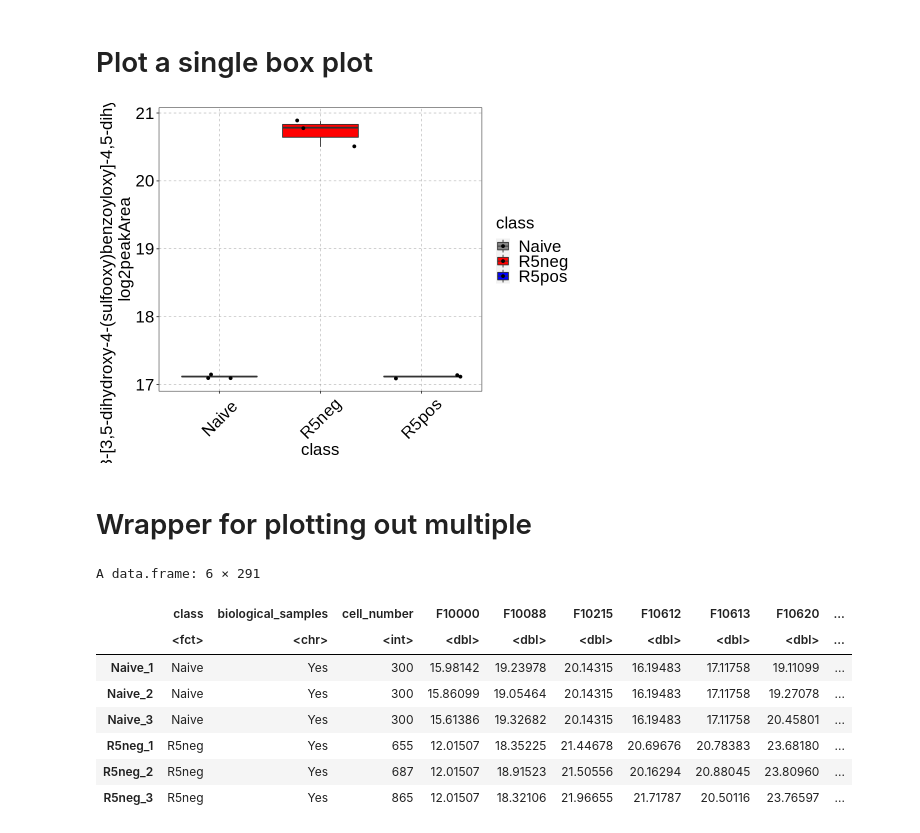
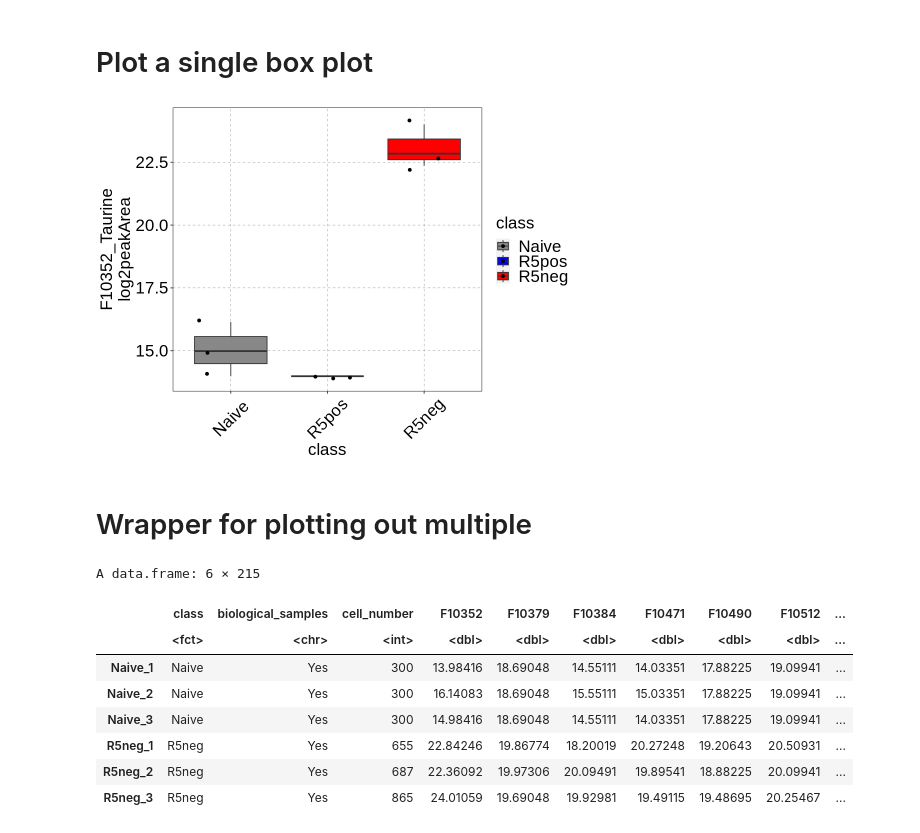
Before and after one commit to shuzhao-li-lab/Phosphatidylserine_analyses, a Jupyter notebook: script/R/box-plot_TICnorm.ipynb, the cells around one changed output. Drawn from its saved outputs; the diff is of its cells as text; code cells hidden in the pictures.

Commit message:
step 4: box plot, heatmap and volcano plots - see more 904998f

```diff
--- a/script/R/box-plot_TICnorm.ipynb
+++ b/script/R/box-plot_TICnorm.ipynb
@@ -12,9 +12,9 @@ library(glue)
 # %%
 threshold = 0.005
 cutoff_column = 'padj'
-data_df_path =  '../../output/hMinImp_TICnorm_groupFil0.3_HILICpos_1wayANOVA/one_wayANOVA_hMinImp_TICnorm_groupFil0.3_HILICpos_fullreport.csv'
+data_df_path =  '../../output/hMinImp_TICnorm_groupFil0.3_HILICpos_1wayANOVA//one_wayANOVA_hMinImp_TICnorm_groupFil0.3_HILICpos_fullreport.csv'
 meta_df_path =  '../../input/sequence_file/clean_deduplicated_meta_df.csv'
-annot_df_path = '../../input/HILICpos_mzML/asari_project_output_727153535/Feature_annotation.tsv'
+annot_df_path = '../../input/HILICpos_mzML/output_asari_project_223172519/Feature_annotation.tsv'
 # %% [markdown]
 # Prepare the data
 # %% [markdown]
@@ -119,8 +119,8 @@ transform_merge_data4violin <- function(df = df,
     merged_df[,class_column] = factor(
         merged_df[,class_column],
         level = c('Naive',
-                  'R5neg',
-                  'R5pos')
+                  'R5pos',
+                  'R5neg')
     )
     return(merged_df)
 }
@@ -182,7 +182,7 @@ box_plot <- function(long_df = merged_df,
         geom_boxplot(outlier.shape = NA) +
         xlab(xlab) + ylab(ylab) +
         geom_jitter(alpha = 1) +
-        scale_fill_manual(values = c("#888888","#ff0000","#0000ff")) +  #
+        scale_fill_manual(values = c("#888888","#0000ff","#ff0000")) +  #
 
         # set transparency
         # https://ggplot2.tidyverse.org/reference/theme.html
@@ -209,38 +209,38 @@ box_plot <- function(long_df = merged_df,
 # %% [markdown]
 # Plot a single box plot
 # %%
-var <- sym('F10613')
+var <- sym('F10352')
 
 metab_name <- lookUpAnnot(annot_df,var,'name_1st_guess')
 box_plot(long_df = merged_df,
             x = 'class',
             y = var,
             xlab = 'class',
             ylab = glue('{var}_{metab_name}\nlog2peakArea'),
             fill_color = 'class',
             fig_width = 8,
             fig_height = 6,
             text_size = 20,
             legend_size = 20,
             axis_title_size = 20,
             output_dir = output_dir,
             pdf_prefix = 'test')
 # %% [output]
-[figure, old version]
+[figure, new version]
 # %% [markdown]
 # Wrapper for plotting out multiple
 # %%
 head(merged_df)
 # %% [output]
-A data.frame: 6 × 291
+A data.frame: 6 × 215
-|  | class | biological_samples | cell_number | F10000 | F10088 | F10215 | F10612 | F10613 | F10620 | ... |
+|  | class | biological_samples | cell_number | F10352 | F10379 | F10384 | F10471 | F10490 | F10512 | ... |
 |  | <fct> | <chr> | <int> | <dbl> | <dbl> | <dbl> | <dbl> | <dbl> | <dbl> | ... |
-| Naive_1 | Naive | Yes | 300 | 15.98142 | 19.23978 | 20.14315 | 16.19483 | 17.11758 | 19.11099 | ... |
-| Naive_2 | Naive | Yes | 300 | 15.86099 | 19.05464 | 20.14315 | 16.19483 | 17.11758 | 19.27078 | ... |
-| Naive_3 | Naive | Yes | 300 | 15.61386 | 19.32682 | 20.14315 | 16.19483 | 17.11758 | 20.45801 | ... |
-| R5neg_1 | R5neg | Yes | 655 | 12.01507 | 18.35225 | 21.44678 | 20.69676 | 20.78383 | 23.68180 | ... |
-| R5neg_2 | R5neg | Yes | 687 | 12.01507 | 18.91523 | 21.50556 | 20.16294 | 20.88045 | 23.80960 | ... |
-| R5neg_3 | R5neg | Yes | 865 | 12.01507 | 18.32106 | 21.96655 | 21.71787 | 20.50116 | 23.76597 | ... |
+| Naive_1 | Naive | Yes | 300 | 13.98416 | 18.69048 | 14.55111 | 14.03351 | 17.88225 | 19.09941 | ... |
+| Naive_2 | Naive | Yes | 300 | 16.14083 | 18.69048 | 15.55111 | 15.03351 | 17.88225 | 19.09941 | ... |
+| Naive_3 | Naive | Yes | 300 | 14.98416 | 18.69048 | 14.55111 | 14.03351 | 17.88225 | 19.09941 | ... |
+| R5neg_1 | R5neg | Yes | 655 | 22.84246 | 19.86774 | 18.20019 | 20.27248 | 19.20643 | 20.50931 | ... |
+| R5neg_2 | R5neg | Yes | 687 | 22.36092 | 19.97306 | 20.09491 | 19.89541 | 18.88225 | 20.09941 | ... |
+| R5neg_3 | R5neg | Yes | 865 | 24.01059 | 19.69048 | 19.92981 | 19.49115 | 19.48695 | 20.25467 | ... |
 # %%
 listOfFeatures = colnames(merged_df)[grepl('F[0-9]',colnames(merged_df))] #
 # %%
```
Also changed, not shown: parts of 17 cells of this notebook, 2 other files.
